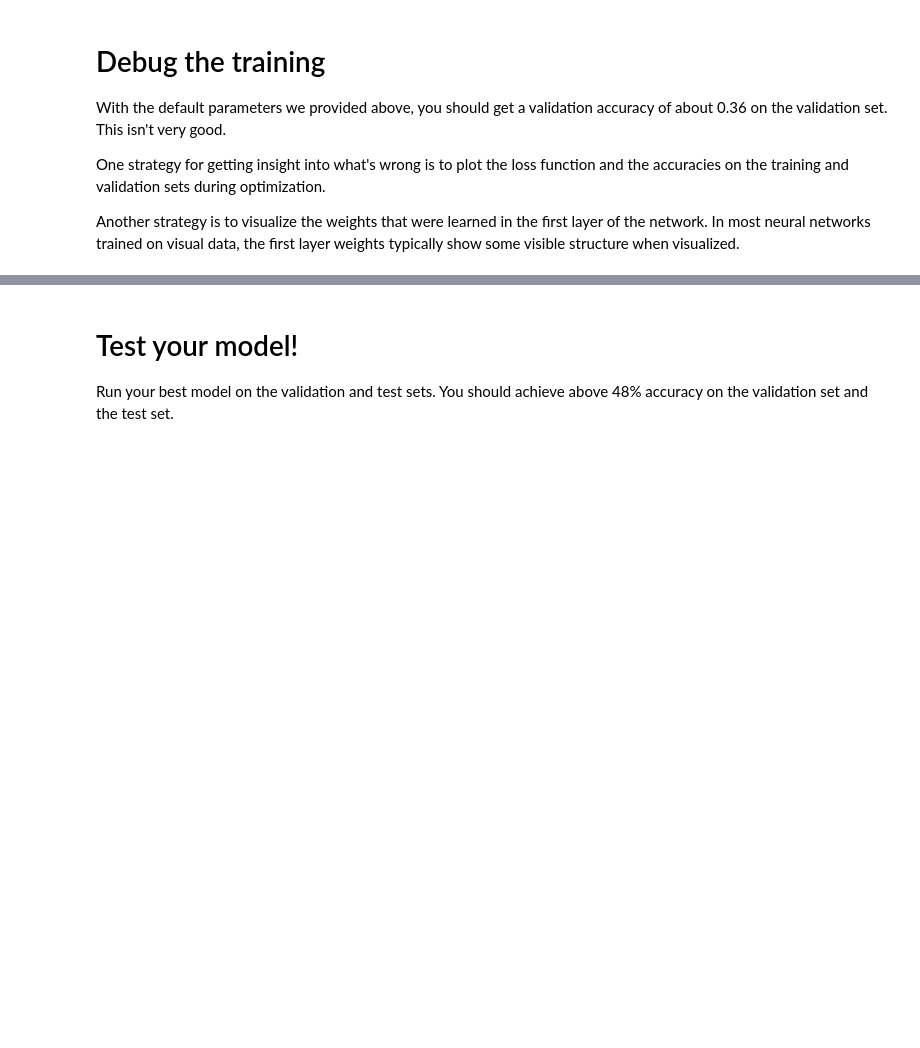
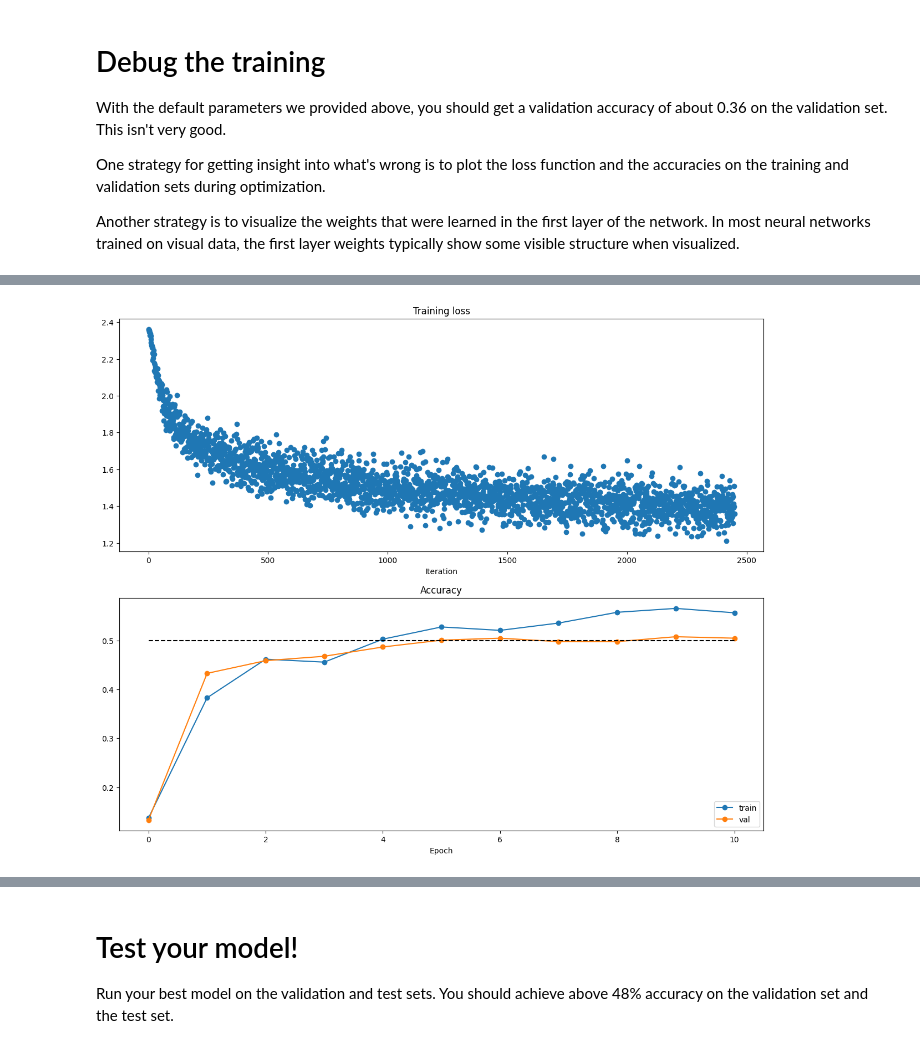
Before and after one commit to ahmedtraore88/cs231n, a Jupyter notebook: assignment1/two_layer_net.ipynb, the cells around one changed output, grey strips where cells are left out. Drawn from its saved outputs; the diff is of its cells as text; code cells hidden in the pictures; blank space fills up the shorter version.

```diff
--- a/assignment1/two_layer_net.ipynb
+++ b/assignment1/two_layer_net.ipynb
@@ -430,9 +490,8 @@ show_net_weights(model)
 best_model = None
 
 
-
 #################################################################################
-# TODO: Tune hyperparameters using the validation set. Store your best trained  #
+# DONE: Tune hyperparameters using the validation set. Store your best trained  #
 # model in best_model.                                                          #
 #                                                                               #
 # To help debug your network, it may help to use visualizations similar to the  #
@@ -443,7 +502,19 @@ best_model = None
 # write code to sweep through possible combinations of hyperparameters          #
 # automatically like we did on thexs previous exercises.                          #
 #################################################################################
+hyper_parameters = {"h_size": 77, "lr":1e-3, "reg": 0.51}
 
+model = TwoLayerNet(input_size, hyper_parameters["h_size"], num_classes, reg=hyper_parameters['reg'])
+solver = Solver(model, data,
+                    update_rule='sgd',
+                    optim_config={
+                      'learning_rate': hyper_parameters['lr'],
+                    },
+                    lr_decay=0.91,
+                    num_epochs=10, batch_size=200,
+                    print_every=100)
+solver.train()
+best_model = model
 ################################################################################
 #                              END OF YOUR CODE                                #
 ################################################################################
@@ -449,0 +539,20 @@ best_model = None
+# %%
+# Visualisation of loss evolution for training/eval
+# Run this cell to visualize training loss and train / val accuracy
+
+plt.subplot(2, 1, 1)
+plt.title('Training loss')
+plt.plot(solver.loss_history, 'o')
+plt.xlabel('Iteration')
+
+plt.subplot(2, 1, 2)
+plt.title('Accuracy')
+plt.plot(solver.train_acc_history, '-o', label='train')
+plt.plot(solver.val_acc_history, '-o', label='val')
+plt.plot([0.5] * len(solver.val_acc_history), 'k--')
+plt.xlabel('Epoch')
+plt.legend(loc='lower right')
+plt.gcf().set_size_inches(15, 12)
+plt.show()
+# %% [output]
+[figure, added]
```
Also changed, not shown: parts of 14 cells of this notebook, 2 other files.
